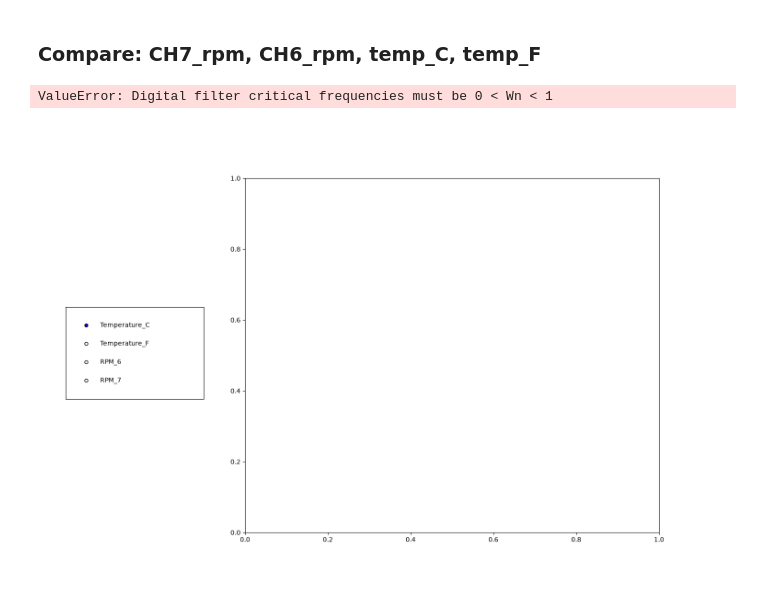
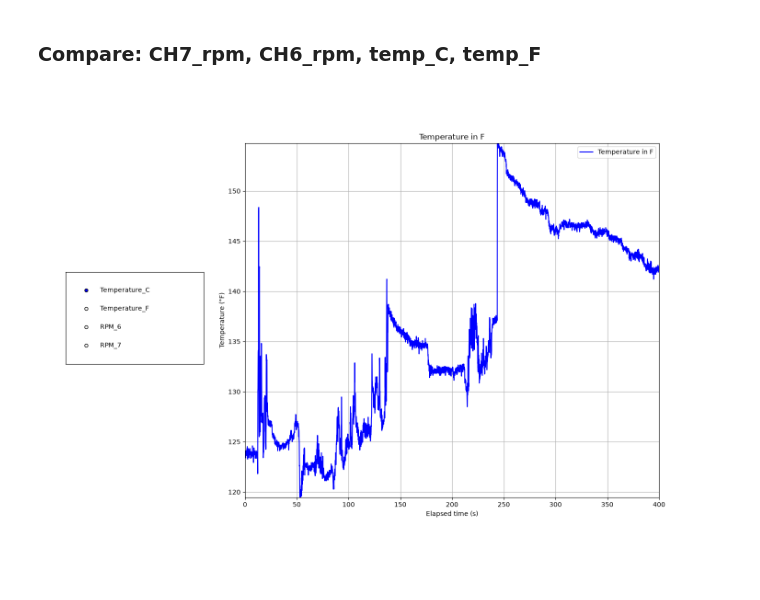
Before and after one commit to donguyenphu/Baja_SAE_Data_Analysis, a Jupyter notebook: Tachometer.ipynb, the cells around one changed output. Drawn from its saved outputs; the diff is of its cells as text; code cells hidden in the pictures.

```diff
--- a/Tachometer.ipynb
+++ b/Tachometer.ipynb
@@ -171,39 +171,38 @@ def show_graph(label):
             "xdf": slicing_tachometer_time,
             "ydf": slicing_RPM_6,
             "title": "RPM Channel 6",
-            "filtered_data" : lowpass_filter(slicing_RPM_6, 0.5, 0.5, order = 4),
+            "filtered_data" : lowpass_filter(slicing_RPM_6, 0.025, 2, order = 4),
         },
         "RPM_7": {
             "xlabel": "Elapsed time (s)",
             "ylabel": "RPM Channel 7",
             "xdf": slicing_tachometer_time,
             "ydf": slicing_RPM_7,
             "title": "RPM Channel 7",
-            "filtered_data" : lowpass_filter(slicing_RPM_7, 0.5, 0.5, order = 4),
+            "filtered_data" : lowpass_filter(slicing_RPM_7, 0.025, 2, order = 4),
         },
     }
 
     value = data_display[label]
 
     ax.clear()
     ax.set_title(value['title'])
     ax.set_xlabel(value['xlabel'])
     ax.set_ylabel(value['ylabel'])
     ax.set_xlim(value['xdf'].min(), value['xdf'].max())
     ax.set_ylim(value['ydf'].min(), value['ydf'].max())
-    ax.plot(value['xdf'], value['ydf'], label = value['title'])
-    if (value['filtered_data']):
+    ax.plot(value['xdf'], value['ydf'], label = value['title'], color = "blue")
+    if (value.get('filtered_data') is not None):
         ax.plot(value['xdf'], value['filtered_data'], label = value['title'], color = "red")
 
     ax.grid(True)
     ax.legend()
     fig.canvas.draw_idle()
 
 radio.on_clicked(show_graph)
 
 show_graph("Temperature_F")
 
 plt.show()
 # %% [output]
-ValueError: Digital filter critical frequencies must be 0 < Wn < 1
-[figure, old version]
+[figure, new version]
```
